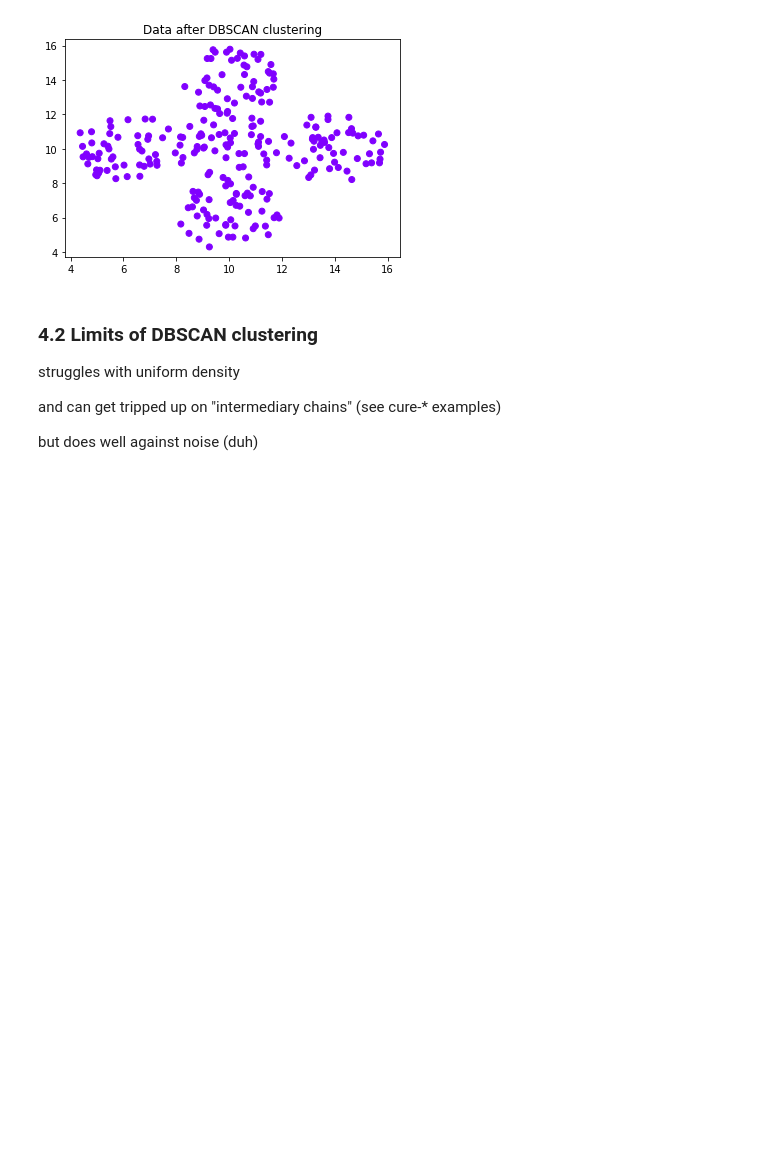
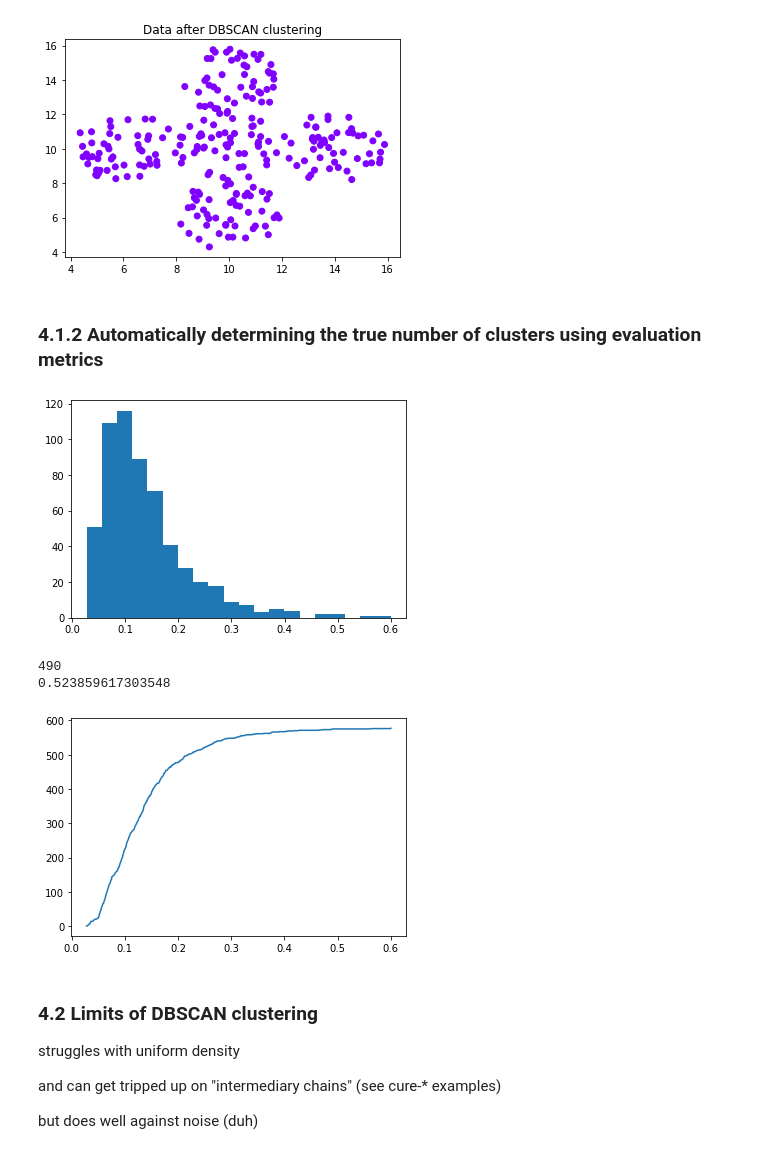
Before and after one commit to sandrrr/TP-Clustering, a Jupyter notebook: clustering.ipynb, the cells around one changed output. Cells and saved outputs as stored; diff of their text form; code cells hidden in the pictures; blank space fills up the shorter version.

Commit message:
notebook(agglo, dbscan): WIP to add automatic detection of the number of clusters

```diff
--- a/clustering.ipynb
+++ b/clustering.ipynb
@@ -207,6 +351,42 @@ plt.title("Data after DBSCAN clustering")
 plt.show()
 # %% [output]
 [figure]
+# %% [markdown]
+### 4.1.2 Automatically determining the true number of clusters using evaluation metrics
+# %%
+tree = neighbors.KDTree(data_xy)
+dist = tree.query(data_xy[:1], k=3)
+#print(np.mean(dist))
+
+hmm = [] # average distance to 5 closest points
+
+for (ind, point) in enumerate(data_xy):
+    dist, _ = tree.query(data_xy[ind:ind+1], k=5+1) # k=1 compares distance to itself
+    hmm.append(np.mean(dist[0][1:]))
+
+
+plt.hist(hmm, bins=20)
+plt.show()
+
+n_points = len(hmm)
+points_85 = int(np.floor(n_points * 0.85))
+print(points_85)
+
+H,X1 = np.histogram(hmm, bins=n_points)
+F1 = np.cumsum(H)
+
+#print(X1[points_85+1])
+#for (ind, y) in enumerate(X1):
+#     print(ind, y)
+print(X1[500])
+
+plt.plot(X1[1:], F1)
+plt.show()
+# %% [output]
+[figure, added]
+490
+0.523859617303548
+[figure, added]
 # %% [markdown]
 ### 4.2 Limits of DBSCAN clustering
 
```
Also changed, not shown: parts of 12 cells of this notebook.
